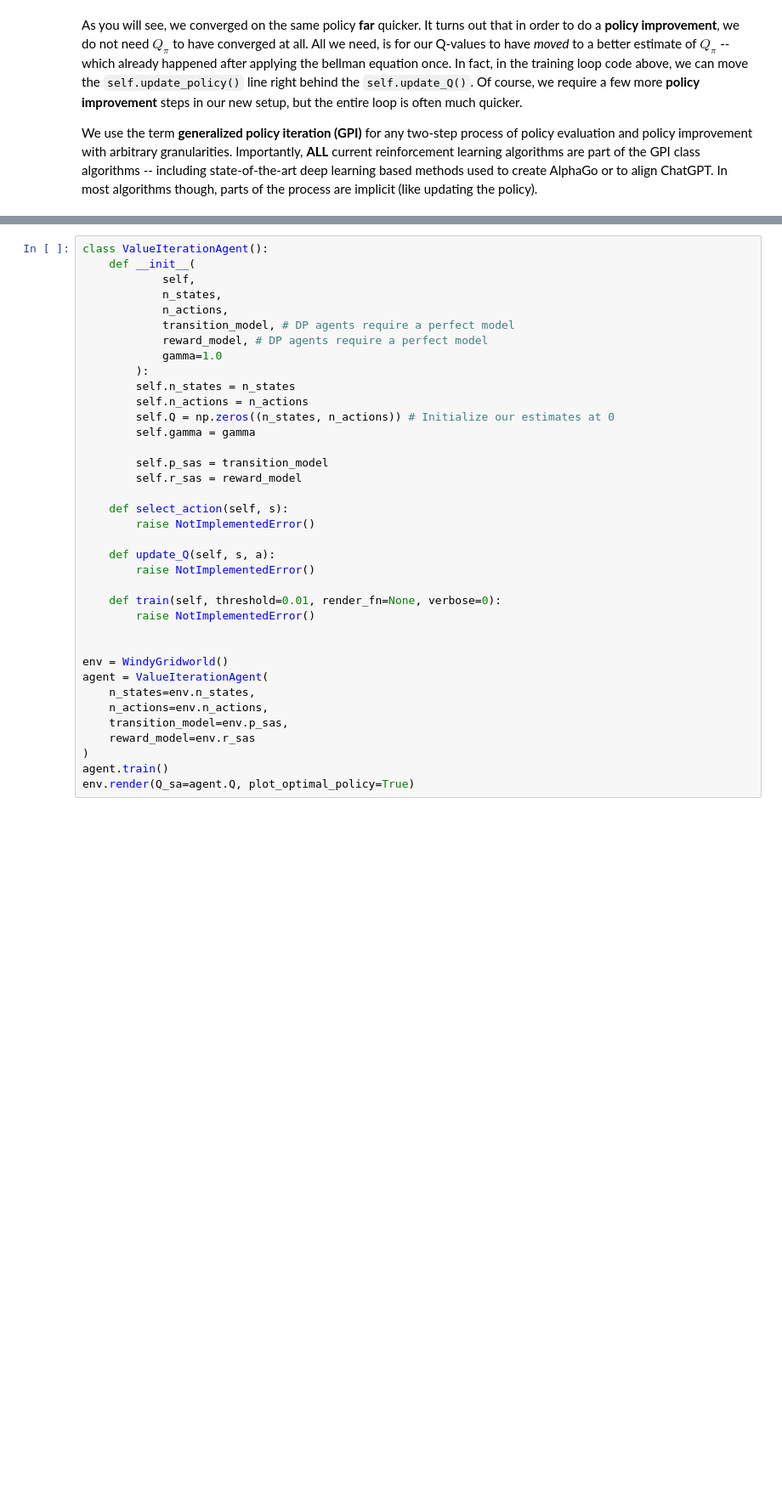
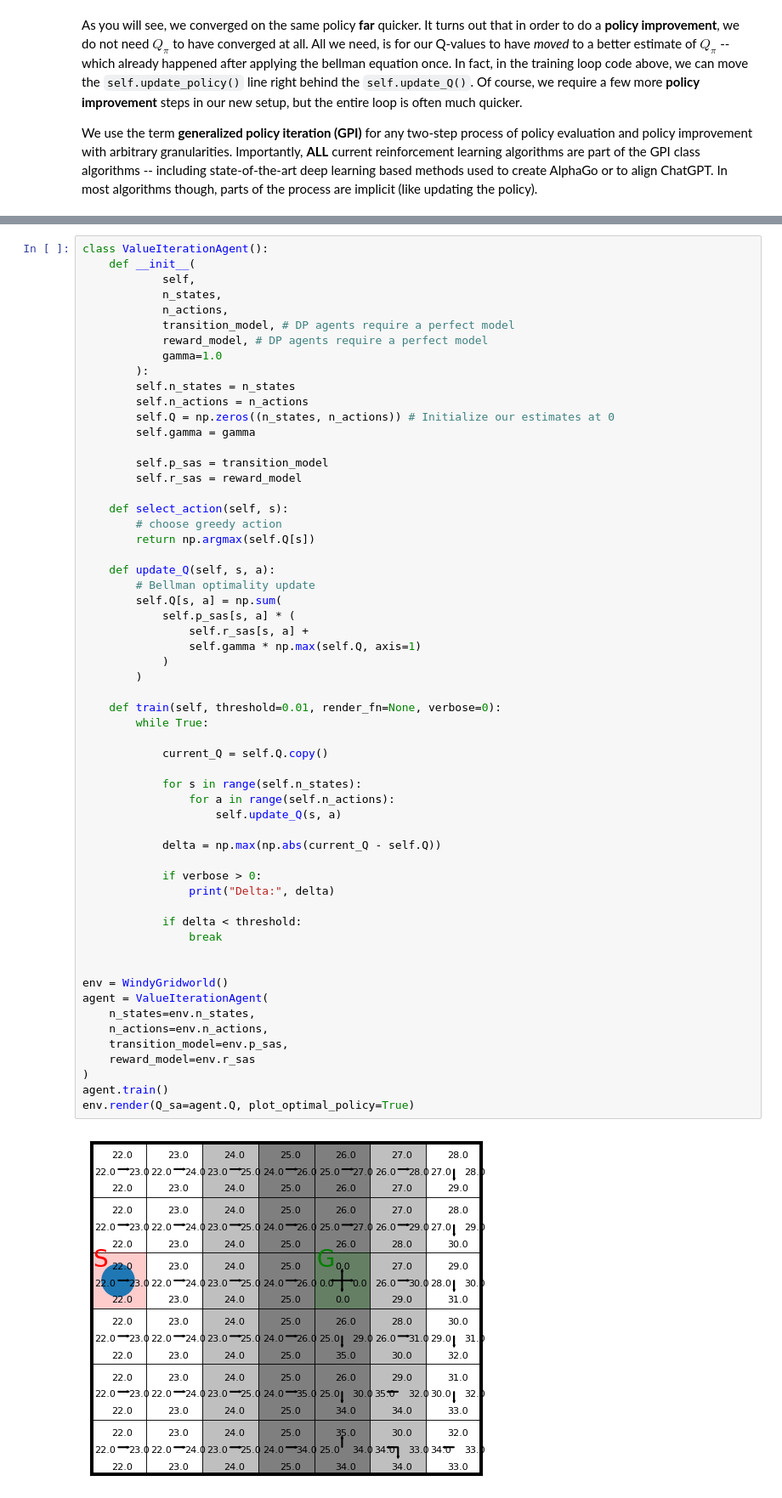
Before and after one commit to Hossein-Kelisa/RLCourse_A1, a Jupyter notebook: RL_Bachelor_Assignment_1B_(2026).ipynb, the cells around one changed output, grey strips where cells are left out. Shown at 85% size. Saved outputs shown, nothing was run; the diff lists cells and outputs as text; blank space fills up the shorter version.

```diff
--- a/RL_Bachelor_Assignment_1B_(2026).ipynb
+++ b/RL_Bachelor_Assignment_1B_(2026).ipynb
@@ -433,36 +441,59 @@ class ValueIterationAgent():
             n_states,
             n_actions,
             transition_model, # DP agents require a perfect model
             reward_model, # DP agents require a perfect model
             gamma=1.0
         ):
         self.n_states = n_states
         self.n_actions = n_actions
         self.Q = np.zeros((n_states, n_actions)) # Initialize our estimates at 0
         self.gamma = gamma
 
         self.p_sas = transition_model
         self.r_sas = reward_model
 
     def select_action(self, s):
-        raise NotImplementedError()
+        # choose greedy action
+        return np.argmax(self.Q[s])
 
     def update_Q(self, s, a):
-        raise NotImplementedError()
+        # Bellman optimality update
+        self.Q[s, a] = np.sum(
+            self.p_sas[s, a] * (
+                self.r_sas[s, a] +
+                self.gamma * np.max(self.Q, axis=1)
+            )
+        )
 
     def train(self, threshold=0.01, render_fn=None, verbose=0):
-        raise NotImplementedError()
+        while True:
+
+            current_Q = self.Q.copy()
+
+            for s in range(self.n_states):
+                for a in range(self.n_actions):
+                    self.update_Q(s, a)
+
+            delta = np.max(np.abs(current_Q - self.Q))
+
+            if verbose > 0:
+                print("Delta:", delta)
+
+            if delta < threshold:
+                break
 
 
 env = WindyGridworld()
 agent = ValueIterationAgent(
     n_states=env.n_states,
     n_actions=env.n_actions,
     transition_model=env.p_sas,
     reward_model=env.r_sas
 )
 agent.train()
 env.render(Q_sa=agent.Q, plot_optimal_policy=True)
+# %% [output]
+[figure, added]
 # %% [markdown]
 ## Discounting
 
```
Also changed, not shown: parts of 5 cells of this notebook.
